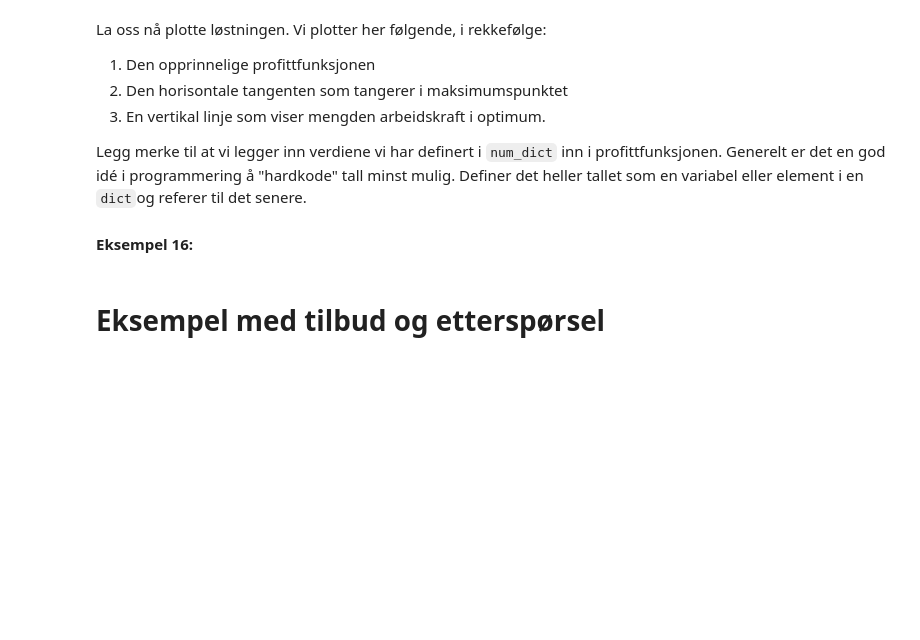
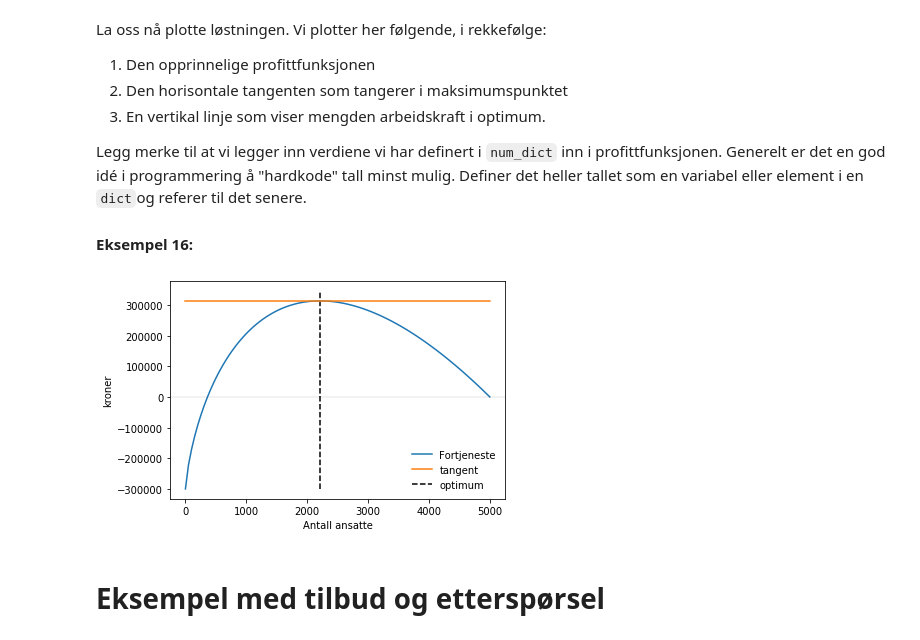
Before and after one commit to uit-sok-1003-h21/notebooks, a Jupyter notebook: 5 - sympy.ipynb, the cells around one changed output. Cells and saved outputs as stored; diff of their text form; code cells hidden in the pictures; blank space fills up the shorter version.

```diff
--- a/5 - sympy.ipynb
+++ b/5 - sympy.ipynb
@@ -158,18 +184,22 @@ Legg merke til at vi legger inn verdiene vi har definert i `num_dict` inn i prof
 
 #### Eksempel 16:
 # %%
+
 ax.plot(x,
         profit_max_num*np.ones(len(x)),
-        label='Tangent')
-
-ax.vlines(float(num_dict[L]),
+        label='tangent')
+ax.vlines(float(L_max.subs(num_dict)),
           -300000,
           profit_max_num*1.1,
           colors=['black'],
           linestyles='dashed',
           label='optimum')
+
 ax.legend(loc='lower right',frameon=False)
+ax.axhline(0, color='black',lw=0.1)
 fig
+# %% [output]
+[figure, added]
 # %% [markdown]
 # Eksempel med tilbud og etterspørsel
 # %% [markdown]
```
Also changed, not shown: parts of 13 cells of this notebook, 3 other files.
